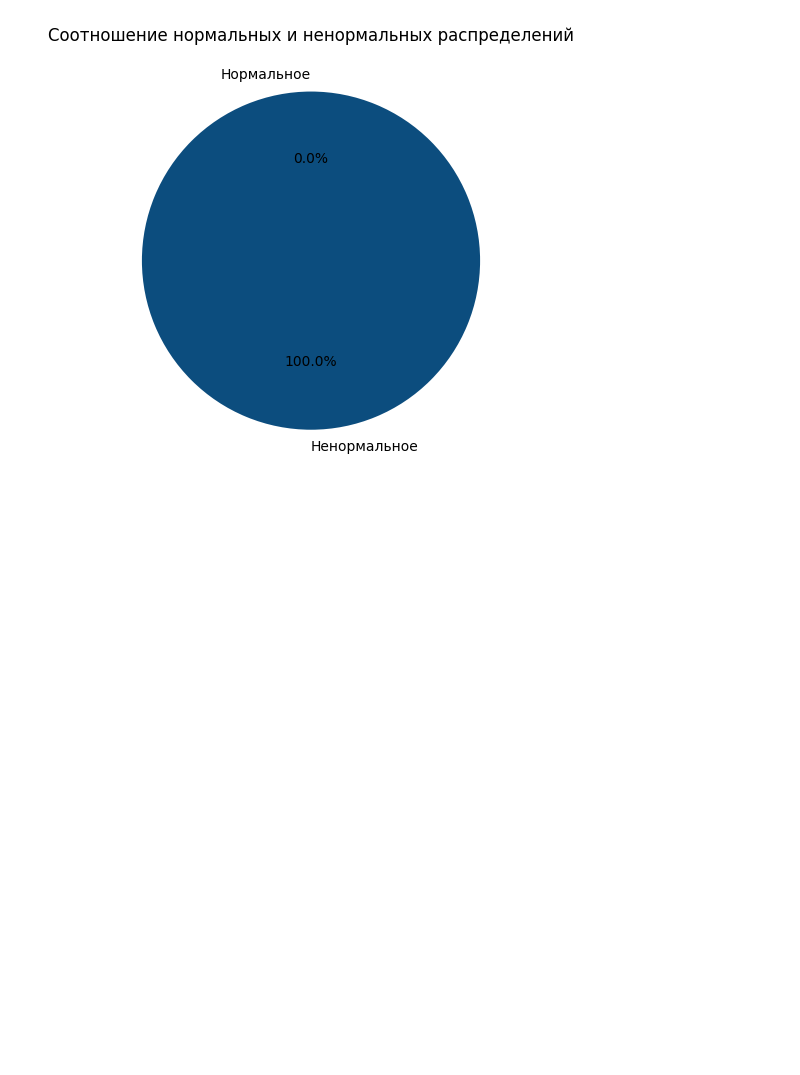
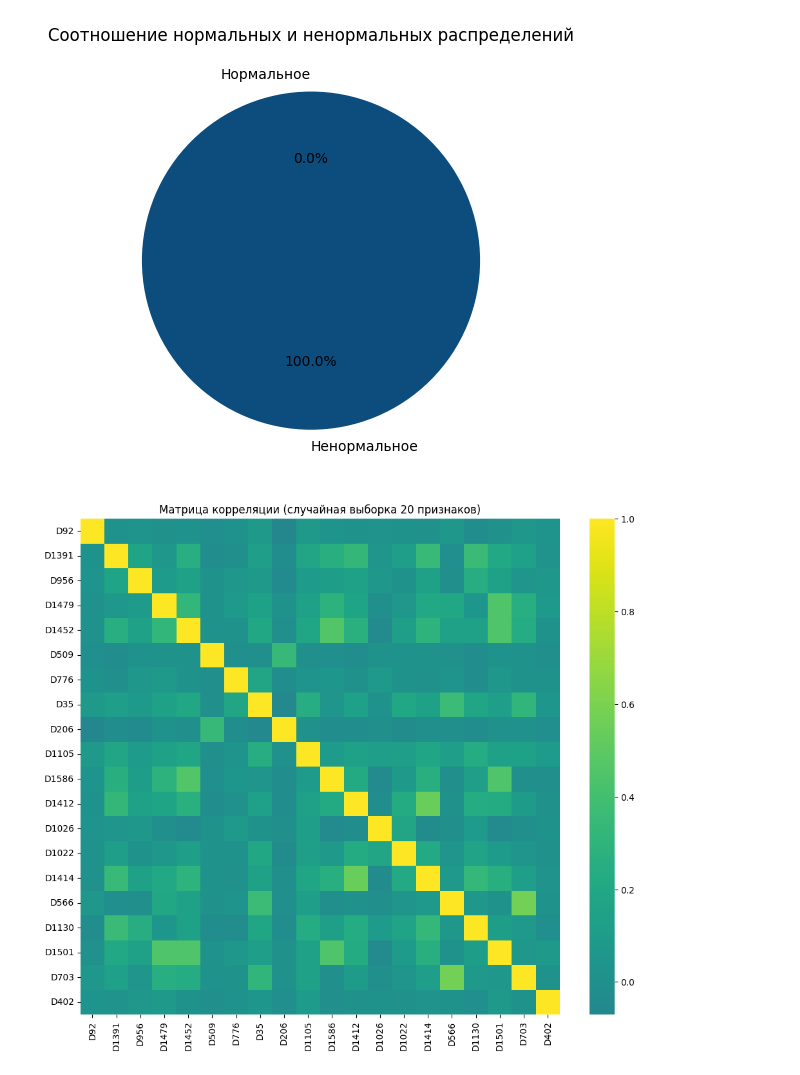
Before and after one commit to UlyanaGru/ML_PredictingBiologicalResponse, a Jupyter notebook: PredictingBiologicalResponse.ipynb, the cells around one changed output. Cells and saved outputs as stored; diff of their text form; code cells hidden in the pictures; blank space fills up the shorter version.

```diff
--- a/PredictingBiologicalResponse.ipynb
+++ b/PredictingBiologicalResponse.ipynb
@@ -164,3 +164,14 @@ print(f"С ненормальным распределением: {non_normal_co
 С нормальным распределением: 0 (0.0%)
 С ненормальным распределением: 1777 (100.0%)
 [figure]
+# %%
+#Выбираем подмножество признаков для корреляции
+sample_cols = np.random.choice(data.columns[1:], 20)  #20 случайных признаков
+corr_matrix = data[sample_cols].corr()
+
+plt.figure(figsize=(12, 10))
+sns.heatmap(corr_matrix, annot=False, cmap='viridis', center=0)
+plt.title('Матрица корреляции (случайная выборка 20 признаков)')
+plt.show()
+# %% [output]
+[figure, added]
```
Also changed, not shown: parts of 1 cell of this notebook.
